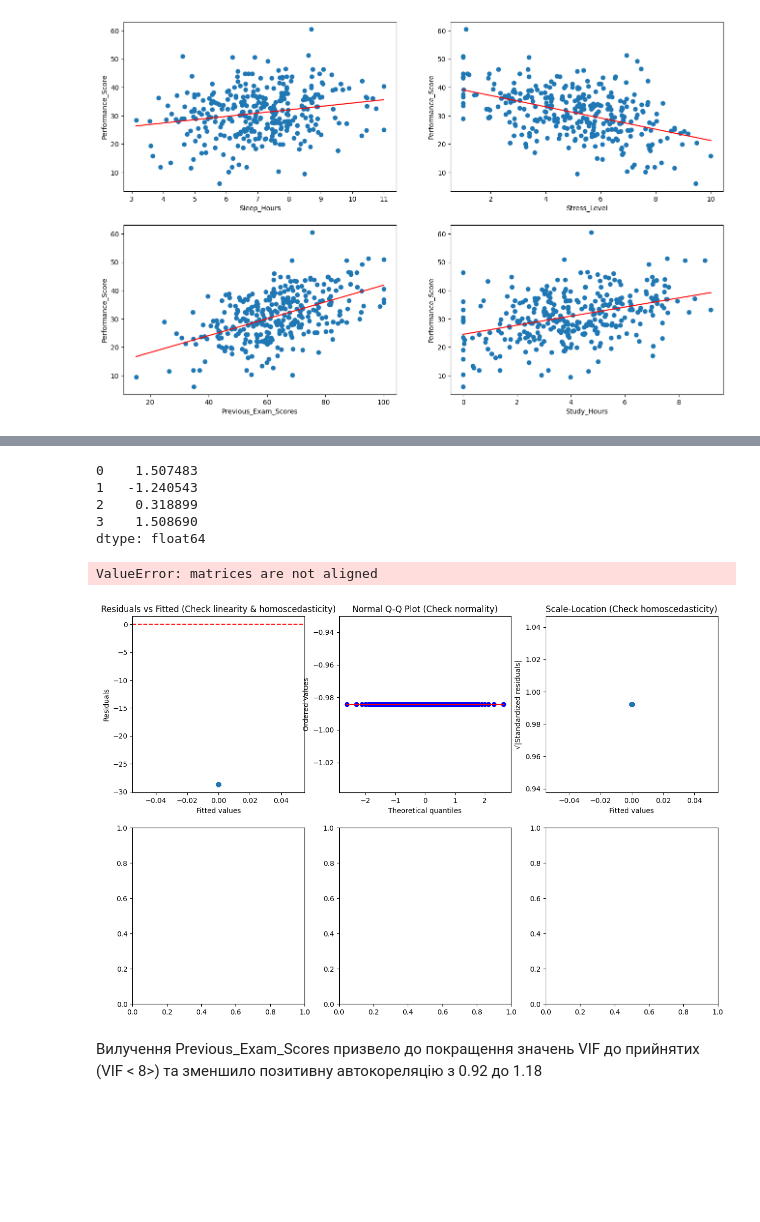
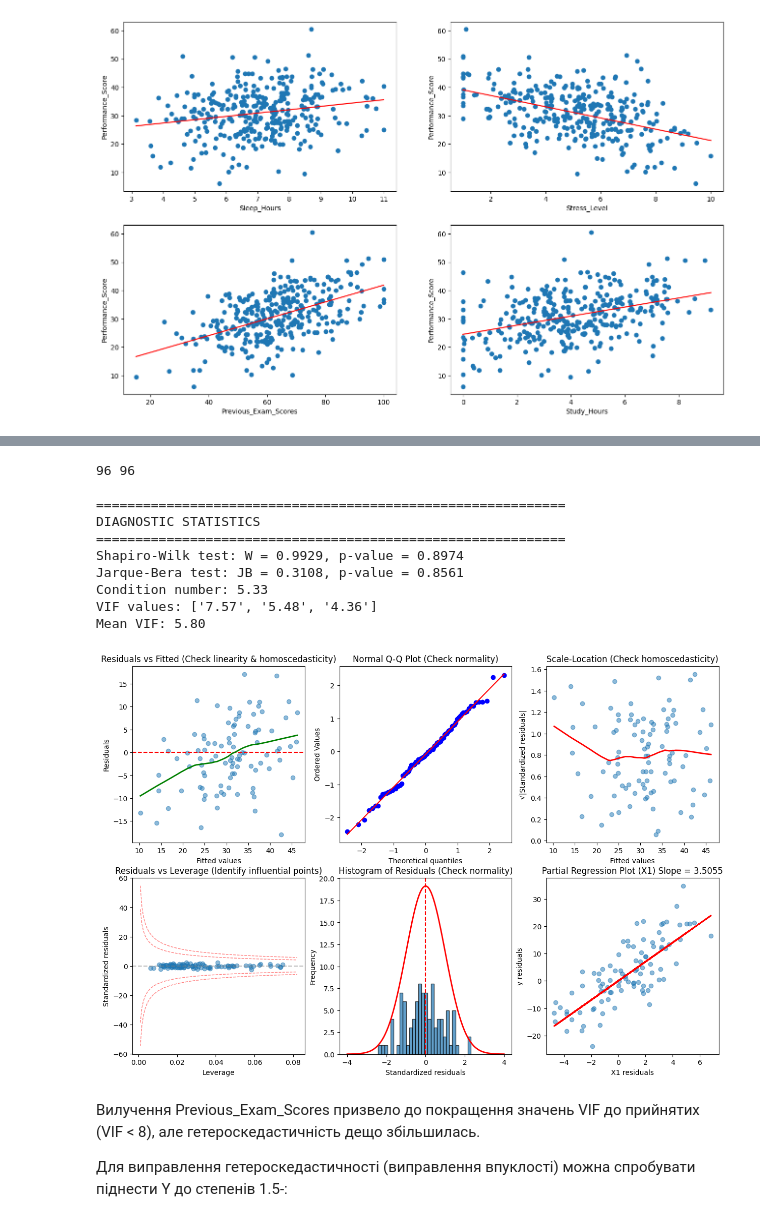
Before and after one commit to MINIAProgramStudio/ML_methods, a Jupyter notebook: Lab_1/lab1.ipynb, the cells around one changed output, grey strips where cells are left out. Saved outputs shown, nothing was run; the diff lists cells and outputs as text; code cells hidden in the pictures; blank space fills up the shorter version.

```diff
--- a/Lab_1/lab1.ipynb
+++ b/Lab_1/lab1.ipynb
@@ -261,5 +261,5 @@ Text(0.5, 0, 'Study_Hours')
 X = df.drop('Performance_Score', axis=1)  # Features
 Y = df['Performance_Score']  # Target
 
-X_train, X_test, Y_train, Y_test = train_test_split(X, Y, test_size=0.5, random_state=1023)
+X_train, X_test, Y_train, Y_test = train_test_split(X, Y, test_size=0.7, random_state=1023)
 # %% [markdown]
@@ -466,17 +455,15 @@ Durbin-Watson statistic: 0.3114 (2.0 = no autocorrelation)
 # %%
-X_matrix = X_test
-Y_matrix = Y_test
+X_matrix = X_train.drop("Previous_Exam_Scores", axis = 1).to_numpy()
+Y_matrix = Y_train.to_numpy()
 
 X_t = np.transpose(X_matrix)
 B_matrix = np.matmul(np.matmul(np.linalg.matrix_power(np.matmul(X_t ,X_matrix), -1), X_t), Y_matrix)
 
 y_pred = np.sum(B_matrix*X_matrix, axis = 1)
-residuals = y_pred - Y_matrix[0]
+residuals = y_pred - Y_matrix
 
 MSE = np.sum(np.power(residuals, 2))/(X_matrix.shape[0] - X_matrix.shape[1] - 1)
 sigma_hat = np.sqrt(MSE)
-
-print(B_matrix)
 
 # Create comprehensive diagnostic plots
 fig, axes = plt.subplots(2, 3, figsize=(15, 10))
@@ -553,62 +540,45 @@ axes[1, 2].plot(resid_x1, partial_slope * resid_x1, 'r-', linewidth=2)
 axes[1, 2].set_xlabel('X1 residuals')
 axes[1, 2].set_ylabel('y residuals')
 axes[1, 2].set_title(f'Partial Regression Plot (X1) Slope = {partial_slope:.4f}')
 
 # Additional diagnostic statistics
 print("\n" + "="*60)
 print("DIAGNOSTIC STATISTICS")
 print("="*60)
 
 # Shapiro-Wilk test for normality
 shapiro_stat, shapiro_pvalue = stats.shapiro(residuals[:5000] if len(residuals) > 5000 else residuals)
 print(f"Shapiro-Wilk test: W = {shapiro_stat:.4f}, p-value = {shapiro_pvalue:.4f}")
 
 # Jarque-Bera test for normality
 jb_stat, jb_pvalue = stats.jarque_bera(residuals)
 print(f"Jarque-Bera test: JB = {jb_stat:.4f}, p-value = {jb_pvalue:.4f}")
 
 # Condition number (multicollinearity indicator)
 XtX = np.matmul(X_t, X_matrix)
 eigenvalues = np.linalg.eigvals(XtX)
 condition_number = np.sqrt(max(eigenvalues) / min(eigenvalues))
 print(f"Condition number: {condition_number:.2f}")
 
 # Mean VIF (only for predictors, not intercept)
 from statsmodels.stats.outliers_influence import variance_inflation_factor
 vif = [variance_inflation_factor(X_matrix, i) for i in range(0, k)]
 print(f"VIF values: {[f'{v:.2f}' for v in vif]}")
 print(f"Mean VIF: {np.mean(vif):.2f}")
-"""
-# RESET test for functional form
-from statsmodels.stats.diagnostic import linear_reset
-reset_result = linear_reset(model_sm, power=3, test_type='fitted')
-reset_stat = reset_result.statistic
-reset_pvalue = reset_result.pvalue
-print(f"RESET test: F = {reset_stat:.4f}, p-value = {reset_pvalue:.4f}")
-"""
-# Durbin-Watson test for autocorrelation (useful for time series)
-from statsmodels.stats.stattools import durbin_watson
-dw_stat = durbin_watson(residuals)
-print(f"Durbin-Watson statistic: {dw_stat:.4f} (2.0 = no autocorrelation)")
-"""
-# Breusch-Pagan test for heteroscedasticity
-from statsmodels.stats.diagnostic import het_breuschpagan
-bp_stat, bp_pvalue, _, _ = het_breuschpagan(residuals, X_matrix)
-print(f"Breusch-Pagan test: LM = {bp_stat:.4f}, p-value = {bp_pvalue:.4f}")
-
-# White's test for heteroscedasticity
-from statsmodels.stats.diagnostic import het_white
-white_stat, white_pvalue, _, _ = het_white(residuals, X_matrix)
-print(f"White's test: LM = {white_stat:.4f}, p-value = {white_pvalue:.4f}")
-"""
 pass
 # %% [output]
-0    1.507483
-1   -1.240543
-2    0.318899
-3    1.508690
-dtype: float64
+96 96
+
+============================================================
+DIAGNOSTIC STATISTICS
+============================================================
+Shapiro-Wilk test: W = 0.9929, p-value = 0.8974
+Jarque-Bera test: JB = 0.3108, p-value = 0.8561
+Condition number: 5.33
+VIF values: ['7.57', '5.48', '4.36']
+Mean VIF: 5.80
-ValueError: matrices are not aligned
-[figure, old version]
+[figure, new version]
 # %% [markdown]
-Вилучення Previous_Exam_Scores призвело до покращення значень VIF до прийнятих (VIF < 8>) та зменшило позитивну автокореляцію з 0.92 до 1.18
+Вилучення Previous_Exam_Scores призвело до покращення значень VIF до прийнятих (VIF < 8), але гетероскедастичність дещо збільшилась.
+
+Для виправлення гетероскедастичності (виправлення впуклості) можна спробувати піднести Y до степенів 1.5-:
```
Also changed, not shown: parts of 11 cells of this notebook.
